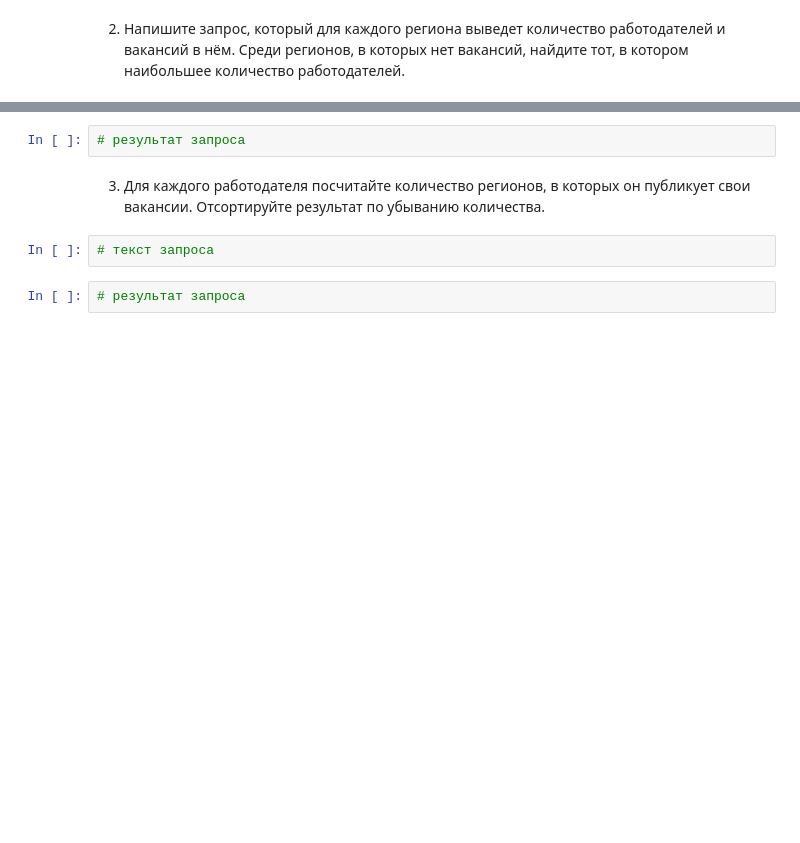
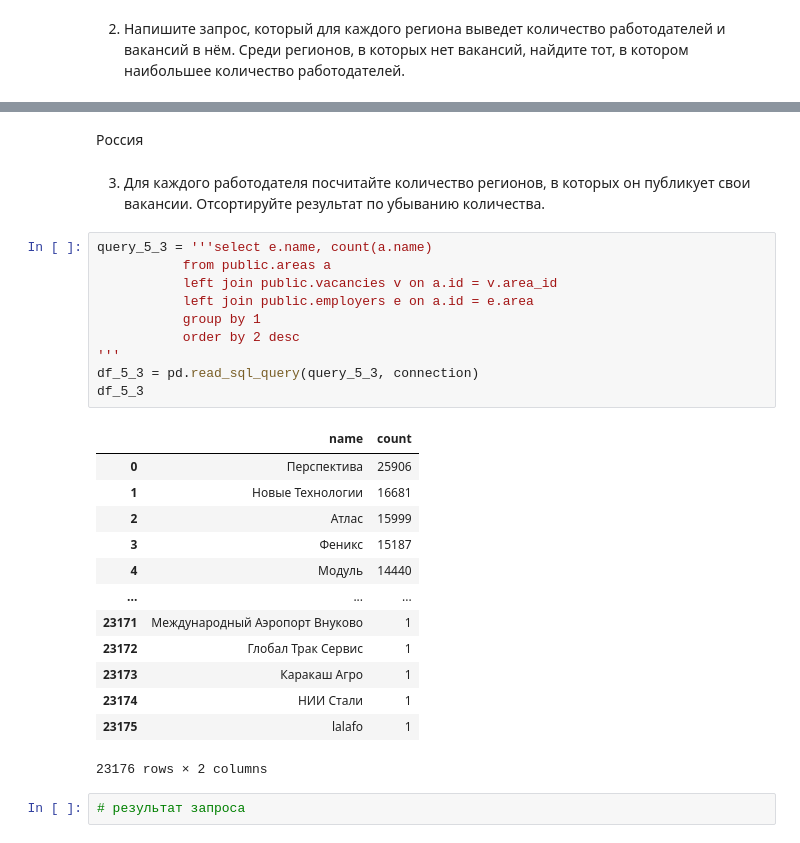
Before and after one commit to alexander-stratonov/Skillfactory, a Jupyter notebook: __127 поток/Блок 2. Подгрузка данных/PROJECT-2. Анализ вакансий из HeadHunter/Project_2_Ноутбук_шаблон.ipynb, the cells around one changed output, grey strips where cells are left out. Cells and saved outputs as stored; diff of their text form; blank space fills up the shorter version.

```diff
--- a/__127 поток/Блок 2. Подгрузка данных/PROJECT-2. Анализ вакансий из HeadHunter/Project_2_Ноутбук_шаблон.ipynb
+++ b/__127 поток/Блок 2. Подгрузка данных/PROJECT-2. Анализ вакансий из HeadHunter/Project_2_Ноутбук_шаблон.ipynb
@@ -132,9 +230,31 @@ df_3_4
-# %%
-# результат запроса
+# %% [markdown]
+Россия
 # %% [markdown]
 3. Для каждого работодателя посчитайте количество регионов, в которых он публикует свои вакансии. Отсортируйте результат по убыванию количества.
 # %%
-# текст запроса
+query_5_3 = '''select e.name, count(a.name)
+           from public.areas a
+           left join public.vacancies v on a.id = v.area_id
+           left join public.employers e on a.id = e.area
+           group by 1
+           order by 2 desc
+'''
+df_5_3 = pd.read_sql_query(query_5_3, connection)
+df_5_3
+# %% [output]
+|  | name | count |
+| 0 | Перспектива | 25906 |
+| 1 | Новые Технологии | 16681 |
+| 2 | Атлас | 15999 |
+| 3 | Феникс | 15187 |
+| 4 | Модуль | 14440 |
+| ... | ... | ... |
+| 23171 | Международный Аэропорт Внуково | 1 |
+| 23172 | Глобал Трак Сервис | 1 |
+| 23173 | Каракаш Агро | 1 |
+| 23174 | НИИ Стали | 1 |
+| 23175 | lalafo | 1 |
+23176 rows × 2 columns
 # %%
 # результат запроса
 # %% [markdown]
```
Also changed, not shown: parts of 30 cells of this notebook.
